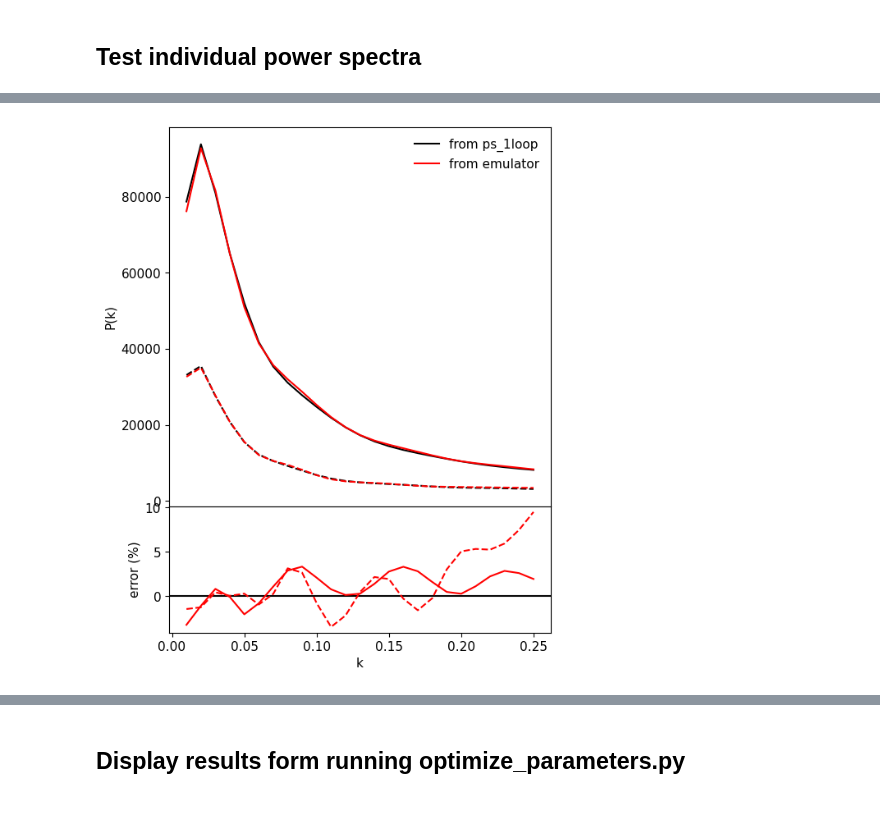
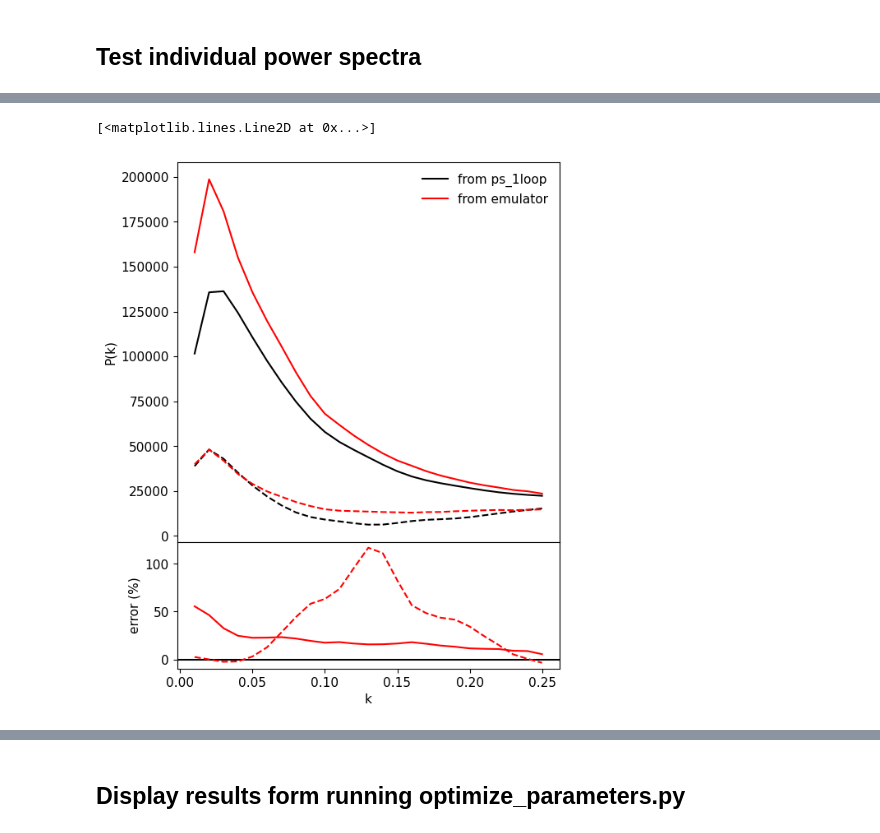
Before and after one commit to jadamo/spherex_emu, a Jupyter notebook: notebooks/Test-Network.ipynb, the cells around one changed output, grey strips where cells are left out. Saved outputs shown, nothing was run; the diff lists cells and outputs as text; code cells hidden in the pictures.

Commit message:
multi-redshift network works

```diff
--- a/notebooks/Test-Network.ipynb
+++ b/notebooks/Test-Network.ipynb
@@ -137,7 +100,7 @@ def chi_squared(model_vector):
 # chi2 = np.sum(chi2_component)
 # %%
 # load the network
-emulator_dir = "/home/joeadamo/Research/SPHEREx/spherex_emu/emulators/mlp_single_tracer/"
+emulator_dir = "/home/joeadamo/Research/SPHEREx/spherex_emu/emulators/mlp_multi_redshift/"
 #config_file = "/home/joeadamo/Research/SPHEREx/spherex_emu/configs/network_pars_single_tracer_single_redshift.yaml"
 config_dict = load_config_file(emulator_dir+"config.yaml")
 k = np.linspace(0.01, 0.25, 25)
@@ -208,15 +210,15 @@ chi2 = np.zeros(len(test_data))
 
 for i in tqdm(range(len(test_data))):
 
-    params = test_data[i][0].detach().numpy()
-
+    #params = test_data[i][0].detach().numpy()
+    params = test_data.get_repeat_params(i, emulator.num_zbins, emulator.num_samples)
     pk_true = test_data.get_power_spectra(i)
     pk_pred = emulator.get_power_spectra(params)
 
-    chi2_pred = chi_squared(pk_pred)
-    chi2_true = chi_squared(pk_true)
-    chi2_error[i] = (chi2_pred - chi2_true) / chi2_true
-    chi2[i] = chi2_true
+    # chi2_pred = chi_squared(pk_pred)
+    # chi2_true = chi_squared(pk_true)
+    # chi2_error[i] = (chi2_pred - chi2_true) / chi2_true
+    # chi2[i] = chi2_true
 
     #pk_true = normalize(pk_true, config_dict["min_norm_v"], config_dict["max_norm_v"])
     #pk_pred = normalize(pk_pred, config_dict["min_norm_v"], config_dict["max_norm_v"])
@@ -301,48 +299,53 @@ Median error per bin per multipole = [1.14%%, 1.79%]
 ## Test individual power spectra
 # %%
 idx = np.random.randint(len(test_data))
-#idx = 5756
+idx = 997
 print(idx)
 
 pk_true = test_data.get_power_spectra(idx)
-params = test_data[idx][0]
+#params = test_data[idx][0]
+params = test_data.get_repeat_params(i, emulator.num_zbins, emulator.num_samples)
 print(params)
+
 pk_emu = emulator.get_power_spectra(params.detach().numpy())
 error = 100 * (pk_emu - pk_true) / pk_true
 loss = F.mse_loss(torch.from_numpy(pk_true), torch.from_numpy(pk_emu), reduction="sum")
-chi2_emu = chi_squared(pk_emu)
-chi2_true = chi_squared(pk_true)
+# chi2_emu = chi_squared(pk_emu)
+# chi2_true = chi_squared(pk_true)
 
-pk_raw = test_data[idx][1].view(2, len(k)).detach()
-pk_emu_raw = emulator.model.forward(params.view(-1, len(params)))
-pk_emu_raw = pk_emu_raw.view(2, len(k)).detach()
-raw_loss = F.mse_loss(pk_emu_raw, pk_raw, reduction="sum")
+pk_raw = test_data[idx][1].view(emulator.num_zbins, 1, 2, len(k)).detach()
+pk_emu_raw = emulator.model.forward(params)
+pk_emu_raw = pk_emu_raw.view(emulator.num_zbins, 1, 2, len(k)).detach()
+raw_loss = F.mse_loss(pk_emu_raw.flatten(), pk_raw.flatten(), reduction="sum")
 
 print("Raw loss = {:0.3e}, true loss = {:0.3e}".format(raw_loss, loss))
 print("Average error per bin = {:0.2f}%".format(np.mean(abs(error))))
-print("Difference in chi2 = {:0.2f}%".format(100*(chi2_pred - chi2_true) / chi2_true))
+#print("Difference in chi2 = {:0.2f}%".format(100*(chi2_pred - chi2_true) / chi2_true))
 print(pk_emu_raw.shape)
 
-fig, axs = plt.subplots(2, 1, figsize=(6, 8), sharex=True, gridspec_kw={'height_ratios': [3, 1]})
-axs[0].plot(k, pk_true[0,0,0,:], c="black", label="from ps_1loop")
-axs[0].plot(k, pk_emu[0,0,0,:], c="red", label="from emulator")
-#axs[0].plot(k, data_vector[:25], c="blue", label="data vector")
-axs[0].plot(k, pk_true[0,0,1,:], c="black", ls="--")
-axs[0].plot(k, pk_emu[0,0,1,:], c="red", ls="--")
-#axs[0].plot(k, data_vector[25:], c="blue", ls="--")
-axs[1].axhline(0, c="black")
-axs[1].plot(k, error[0,0,0,:], c="red")
-axs[1].plot(k, error[0,0,1,:], c="red", ls="--")
+for z in range(emulator.num_zbins):
+    fig, axs = plt.subplots(2, 1, figsize=(6, 8), sharex=True, gridspec_kw={'height_ratios': [3, 1]})
+    axs[0].plot(k, pk_true[z,0,0,:], c="black", label="from ps_1loop")
+    axs[0].plot(k, pk_emu[z,0,0,:], c="red", label="from emulator")
+    #axs[0].plot(k, data_vector[:25], c="blue", label="data vector")
+    axs[0].plot(k, pk_true[z,0,1,:], c="black", ls="--")
+    axs[0].plot(k, pk_emu[z,0,1,:], c="red", ls="--")
+    #axs[0].plot(k, data_vector[25:], c="blue", ls="--")
+    axs[1].axhline(0, c="black")
+    axs[1].plot(k, error[z,0,0,:], c="red")
+    axs[1].plot(k, error[z,0,1,:], c="red", ls="--")
 
-axs[1].set_xlabel("k")
-axs[0].set_ylabel("P(k)")
-axs[1].set_ylabel("error (%)")
-axs[0].legend()
-fig.subplots_adjust(hspace=0)
+    axs[1].set_xlabel("k")
+    axs[0].set_ylabel("P(k)")
+    axs[1].set_ylabel("error (%)")
+    axs[0].legend()
+    fig.subplots_adjust(hspace=0)
 
-# plt.figure()
-# plt.plot(k, pk_raw[0,:], c="black", label="from ps_1loop")
-# plt.plot(k, pk_emu_raw[0,:], c="red", label="from emulator")
-# plt.plot(k, pk_raw[1,:], c="black", ls="--")
-# plt.plot(k, pk_emu_raw[1,:], c="red", ls="--")
+plt.figure()
+plt.plot(k, pk_raw[0,0,0,:], c="black", label="from ps_1loop")
+#plt.plot(k, pk_raw[1,0,0,:], c="black", label="from ps_1loop")
+plt.plot(k, pk_emu_raw[0,0,0,:], c="red", label="from emulator")
+plt.plot(k, pk_raw[0,0,1,:], c="black", ls="--")
+#plt.plot(k, pk_raw[1,0,1,:], c="black", ls="--")
+plt.plot(k, pk_emu_raw[0,0,1,:], c="red", ls="--")
 # %% [output]
@@ -356 +359,2 @@ torch.Size([2, 25])
+[<matplotlib.lines.Line2D at 0x...>]
-[figure, old version]
+[figure, new version]
```
Also changed, not shown: parts of 13 cells of this notebook, 9 other files.
